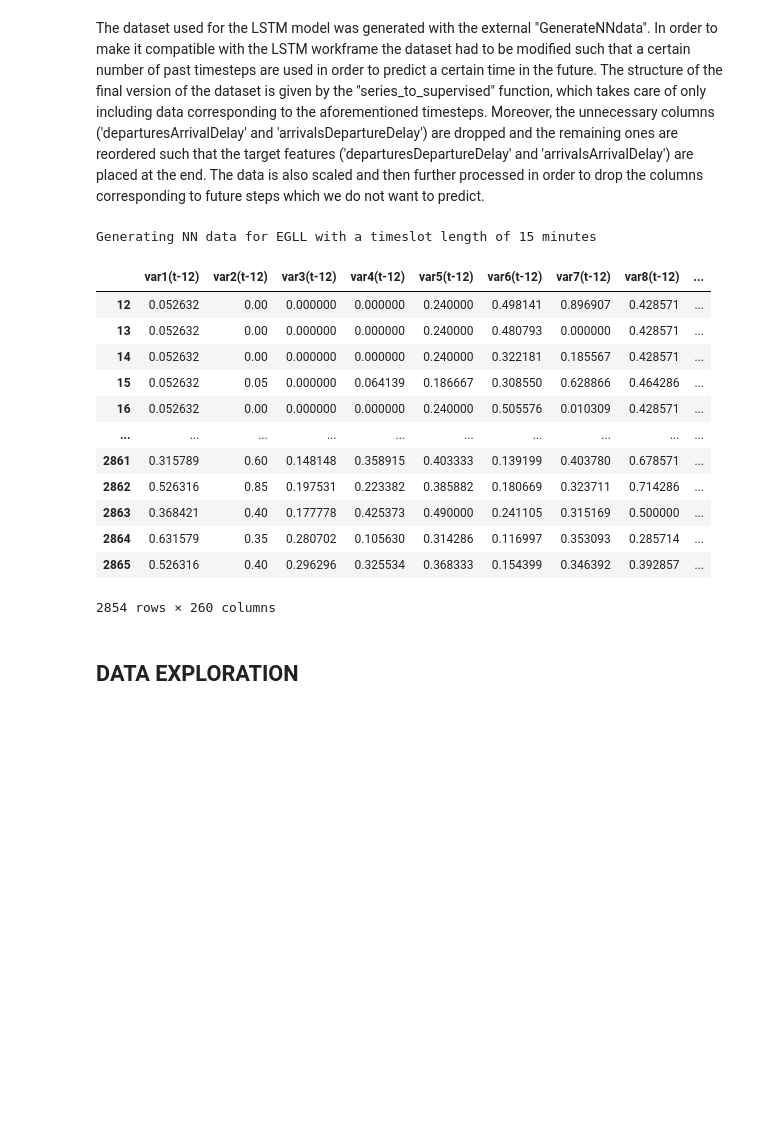
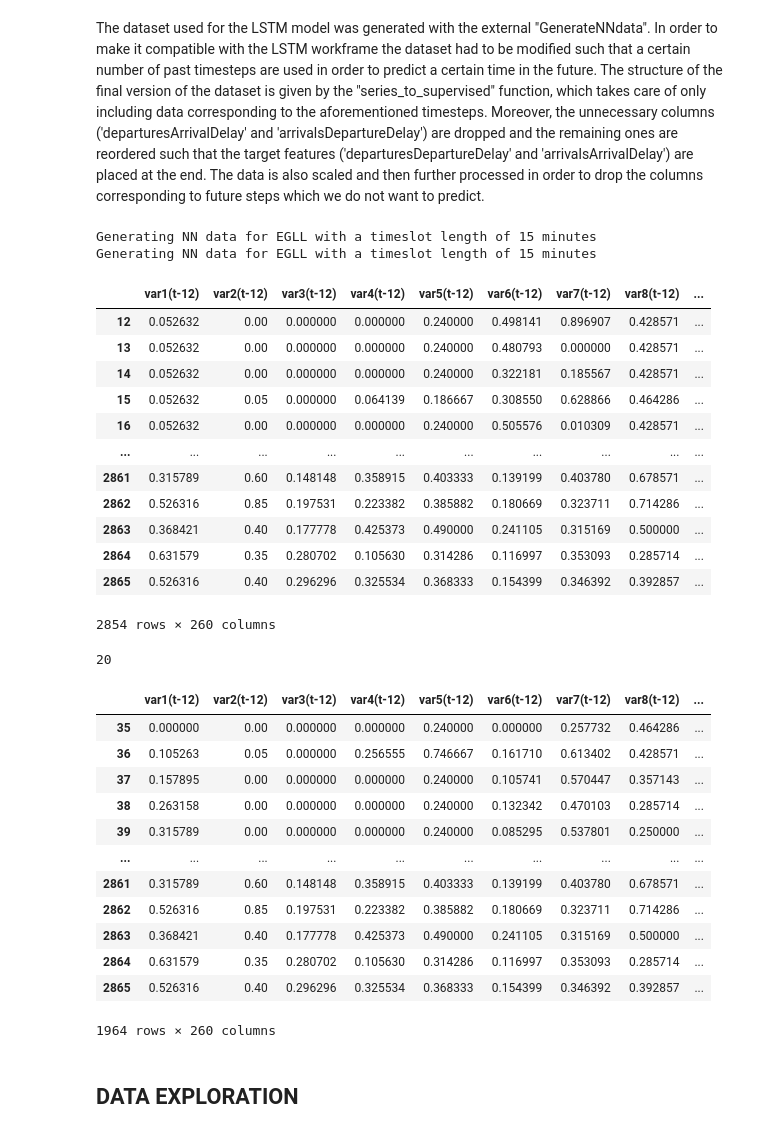
Before and after one commit to junzis/atdelay, a Jupyter notebook: LSTM_model.ipynb, the cells around one changed output. Cells and saved outputs as stored; diff of their text form; code cells hidden in the pictures; blank space fills up the shorter version.

```diff
--- a/LSTM_model.ipynb
+++ b/LSTM_model.ipynb
@@ -54,6 +54,7 @@ def series_to_supervised(data, n_in=1, n_out=1, dropnan=True):
 
 # Generate single airport data and move target labels to the last 2 columns
 dataset = generateNNdata("EGLL", timeslotLength=15, catagoricalFlightDuration=False, start=datetime(2018, 3, 1), end=datetime(2018, 3, 31), forceRegenerateData=True)
+
 dataset = dataset.set_index("timeslot")
 dataset.drop(columns=['departuresArrivalDelay','arrivalsDepartureDelay'])
 label1 = dataset.pop('departuresDepartureDelay')
@@ -61,34 +62,35 @@ dataset.insert(len(dataset.columns), 'departuresDepartureDelay', label1)
 label2 = dataset.pop('arrivalsArrivalDelay')
 dataset.insert(len(dataset.columns), 'arrivalsArrivalDelay', label2)
 # display(dataset)
-
-
-# Use a certain number of months/days of Data
-number_of_months = 1
-number_of_days = 30
-index_slice = number_of_days * 4 * 24
-dataset = dataset.iloc[0:index_slice]
+test_dataset = generateNNdata("EGLL", timeslotLength=15, catagoricalFlightDuration=False, start=datetime(2018, 6, 1), end=datetime(2018, 6, 30), forceRegenerateData=True)
+test_dataset = test_dataset.set_index("timeslot")
+test_dataset.drop(columns=['departuresArrivalDelay','arrivalsDepartureDelay'])
+label1 = test_dataset.pop('departuresDepartureDelay')
+test_dataset.insert(len(test_dataset.columns), 'departuresDepartureDelay', label1)
+label2 = test_dataset.pop('arrivalsArrivalDelay')
+test_dataset.insert(len(test_dataset.columns), 'arrivalsArrivalDelay', label2)
 
 
 # Normalize values
 values = dataset.values
-
+test_values = test_dataset.values
 
 # Ensure all data is float
 values = values.astype('float32')
-
+test_values = test_values.astype('float32')
 
 # Normalize features
 scaler = MinMaxScaler(feature_range=(0, 1))
 scaled = scaler.fit_transform(values)
-
-
+test_scaled = scaler.fit_transform(test_values)
+# display(scaled)
+dataset.to_csv("test2.csv")
 # Frame as supervised learning
 number_of_past_steps = 12
 number_of_future_steps = 12
 number_of_outputs = 2
 reframed = series_to_supervised(scaled, n_in=number_of_past_steps, n_out=number_of_future_steps)
-
+test_reframed = series_to_supervised(test_scaled, n_in=number_of_past_steps, n_out=number_of_future_steps)
 
 # Create a list of column names to drop
 column_drop_lst = []
@@ -96,33 +98,58 @@ for timestep in range(number_of_future_steps):
     for variable in range(1, len(dataset.columns) + 1):
         if timestep == 0:
             if variable > len(dataset.columns) - number_of_outputs:
                 column_drop_lst.append(f"var{variable}(t)")
         elif timestep == number_of_future_steps-1 and variable > len(dataset.columns) - number_of_outputs:
             pass
         else:
             column_drop_lst.append(f"var{variable}(t+{timestep})")
 
 
 # Drop columns we don't want to predict
 reframed.drop(columns=reframed[column_drop_lst], inplace=True)
+test_reframed.drop(columns=test_reframed[column_drop_lst], inplace=True)
 display(reframed)
+# display(test_reframed)
+
+print(len(dataset.columns))
+
 
 # TODO remove rows that contain variables in the time interval of night
+for timestep in range(1, number_of_past_steps):
+    reframed = reframed.query(f'`var1(t-{timestep})` != 0 | `var2(t-{timestep})` != 0')
+
+
+display(reframed)
 # %% [output]
 Generating NN data for EGLL with a timeslot length of 15 minutes
+Generating NN data for EGLL with a timeslot length of 15 minutes
 |  | var1(t-12) | var2(t-12) | var3(t-12) | var4(t-12) | var5(t-12) | var6(t-12) | var7(t-12) | var8(t-12) | ... |
 | 12 | 0.052632 | 0.00 | 0.000000 | 0.000000 | 0.240000 | 0.498141 | 0.896907 | 0.428571 | ... |
 | 13 | 0.052632 | 0.00 | 0.000000 | 0.000000 | 0.240000 | 0.480793 | 0.000000 | 0.428571 | ... |
 | 14 | 0.052632 | 0.00 | 0.000000 | 0.000000 | 0.240000 | 0.322181 | 0.185567 | 0.428571 | ... |
 | 15 | 0.052632 | 0.05 | 0.000000 | 0.064139 | 0.186667 | 0.308550 | 0.628866 | 0.464286 | ... |
 | 16 | 0.052632 | 0.00 | 0.000000 | 0.000000 | 0.240000 | 0.505576 | 0.010309 | 0.428571 | ... |
 | ... | ... | ... | ... | ... | ... | ... | ... | ... | ... |
 | 2861 | 0.315789 | 0.60 | 0.148148 | 0.358915 | 0.403333 | 0.139199 | 0.403780 | 0.678571 | ... |
 | 2862 | 0.526316 | 0.85 | 0.197531 | 0.223382 | 0.385882 | 0.180669 | 0.323711 | 0.714286 | ... |
 | 2863 | 0.368421 | 0.40 | 0.177778 | 0.425373 | 0.490000 | 0.241105 | 0.315169 | 0.500000 | ... |
 | 2864 | 0.631579 | 0.35 | 0.280702 | 0.105630 | 0.314286 | 0.116997 | 0.353093 | 0.285714 | ... |
 | 2865 | 0.526316 | 0.40 | 0.296296 | 0.325534 | 0.368333 | 0.154399 | 0.346392 | 0.392857 | ... |
 2854 rows × 260 columns
+20
+|  | var1(t-12) | var2(t-12) | var3(t-12) | var4(t-12) | var5(t-12) | var6(t-12) | var7(t-12) | var8(t-12) | ... |
+| 35 | 0.000000 | 0.00 | 0.000000 | 0.000000 | 0.240000 | 0.000000 | 0.257732 | 0.464286 | ... |
+| 36 | 0.105263 | 0.05 | 0.000000 | 0.256555 | 0.746667 | 0.161710 | 0.613402 | 0.428571 | ... |
+| 37 | 0.157895 | 0.00 | 0.000000 | 0.000000 | 0.240000 | 0.105741 | 0.570447 | 0.357143 | ... |
+| 38 | 0.263158 | 0.00 | 0.000000 | 0.000000 | 0.240000 | 0.132342 | 0.470103 | 0.285714 | ... |
+| 39 | 0.315789 | 0.00 | 0.000000 | 0.000000 | 0.240000 | 0.085295 | 0.537801 | 0.250000 | ... |
+| ... | ... | ... | ... | ... | ... | ... | ... | ... | ... |
+| 2861 | 0.315789 | 0.60 | 0.148148 | 0.358915 | 0.403333 | 0.139199 | 0.403780 | 0.678571 | ... |
+| 2862 | 0.526316 | 0.85 | 0.197531 | 0.223382 | 0.385882 | 0.180669 | 0.323711 | 0.714286 | ... |
+| 2863 | 0.368421 | 0.40 | 0.177778 | 0.425373 | 0.490000 | 0.241105 | 0.315169 | 0.500000 | ... |
+| 2864 | 0.631579 | 0.35 | 0.280702 | 0.105630 | 0.314286 | 0.116997 | 0.353093 | 0.285714 | ... |
+| 2865 | 0.526316 | 0.40 | 0.296296 | 0.325534 | 0.368333 | 0.154399 | 0.346392 | 0.392857 | ... |
+1964 rows × 260 columns
 # %% [markdown]
 ## DATA EXPLORATION
 # %% [markdown]
```
Also changed, not shown: parts of 4 cells of this notebook.
